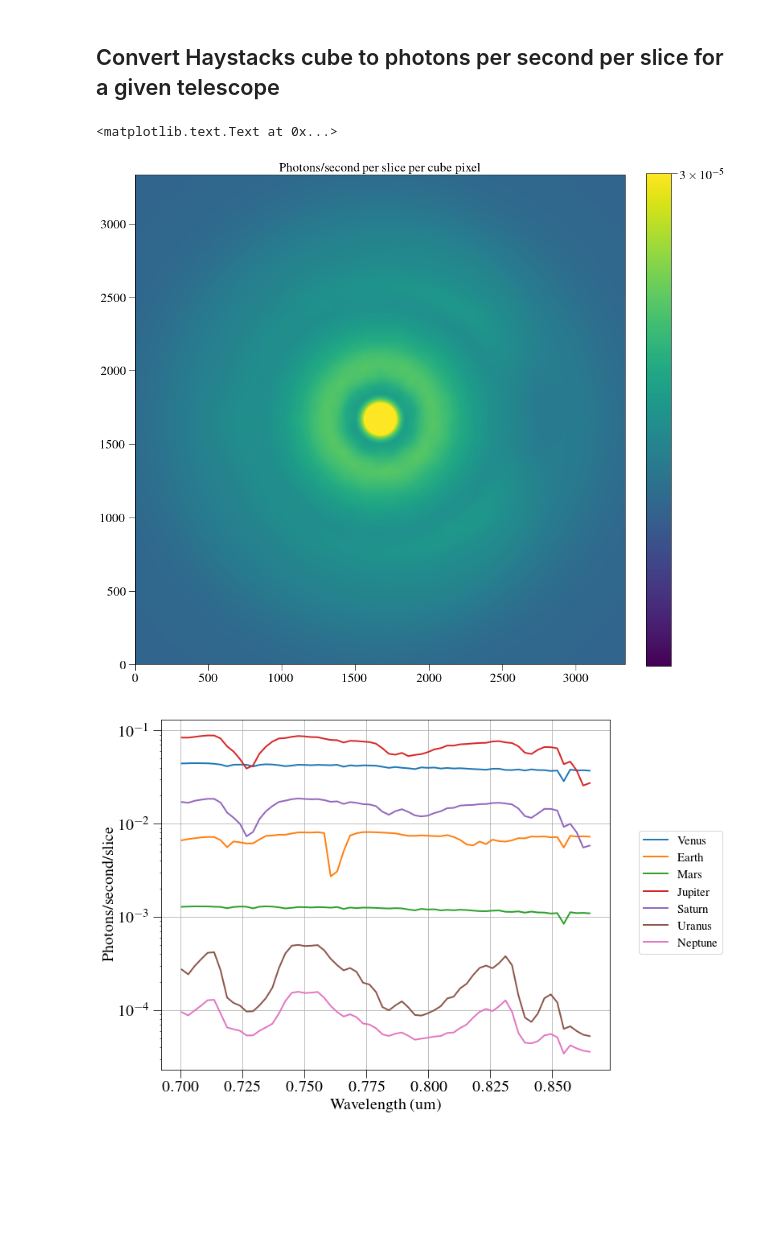
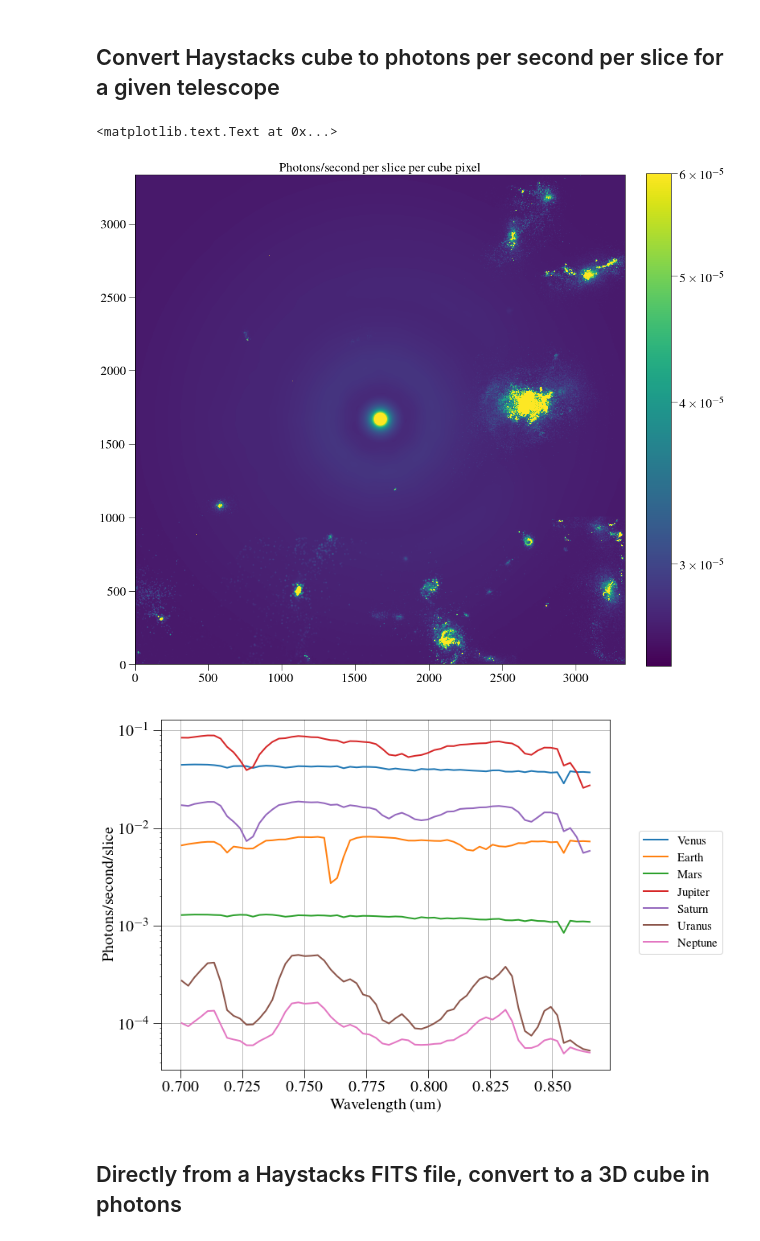
Before and after one commit to mjrfringes/haystacks, a Jupyter notebook: HaystacksProcessing.ipynb, the cells around one changed output. Cells and saved outputs as stored; diff of their text form; code cells hidden in the pictures; blank space fills up the shorter version.

Commit message:
Modified notebook to add backgorund stars and galaxies

```diff
--- a/HaystacksProcessing.ipynb
+++ b/HaystacksProcessing.ipynb
@@ -11,9 +11,11 @@ import numpy as np
 matplotlib.rcParams['image.origin'] = 'lower'
 matplotlib.rcParams['image.interpolation'] = 'nearest'
 
+#################################################
 # enable the following to use Times for the fonts
-# plt.rc('font', family='serif', serif='Times')
-# plt.rc('text', usetex=True)
+plt.rc('font', family='serif', serif='Times')
+plt.rc('text', usetex=True)
+#################################################
 plt.rc('xtick', labelsize=20)
 plt.rc('xtick.major', size=10)
 plt.rc('ytick.major', size=10)
@@ -185,0 +224,20 @@ plt.imshow(first_slice_inc60,norm=LogNorm(vmin=2.2e-11,vmax=2.7e-11))
+# %%
+# load the stellar cube
+# the stellar cube has 3 dimensions:
+# first axis matches the haystacks cube chunk
+# second axis matches the number of extensions in the haystacks cube
+# third axis corresponds to the number of stars in the system
+background_stars = fits.open('../spectra.fits.gz')[0].data
+print(background_stars.shape)
+
+# use our existing cube at 0 degree inclination
+# it is the 4th haystacks cube in the list (0th is the 0.3-0.37um cube)
+shape = fullcube.shape
+icube = 4
+print(shape)
+# create random positions
+random_X = numpy.random.randint(0,shape[1],background_stars.shape[-1])
+random_Y = numpy.random.randint(0,shape[2],background_stars.shape[-1])
+
+# add the stars to all slices in this cube
+fullcube[:,random_X,random_Y] += background_stars[icube,:,:]
@@ -185,0 +258,15 @@ plt.imshow(first_slice_inc60,norm=LogNorm(vmin=2.2e-11,vmax=2.7e-11))
+# %%
+from scipy.ndimage import map_coordinates as mapc
+
+gal = fits.open('../GALAXIES_10lat0.700566um.fits')
+xregion = 1000
+yregion = 1000
+for i in range(shape[0]):
+    # select a region from the galaxy cube
+    gal_data = gal[1+i].data[xregion:xregion+shape[1]/3,yregion:yregion+shape[2]/3]
+
+    # interpolate to higher resolution
+    x = np.arange(shape[1])
+    y = np.arange(shape[2])
+    x,y = np.meshgrid(x,y)
+    fullcube[i] += mapc(gal_data,[y/3.,x/3.],order=1)
@@ -231,12 +327,12 @@ Quantum_Efficiency = 0.85
 haystacks_ph_per_slice = haystacks_ph*dlam*telescope_area*Optical_Efficiency*Quantum_Efficiency
 # %%
 plt.figure(figsize=(15,15))
-plt.imshow(haystacks_ph_per_slice[0].value,norm=LogNorm(vmin=2.5e-5,vmax=3e-5))
+plt.imshow(haystacks_ph_per_slice[0].value,norm=LogNorm(vmin=2.5e-5,vmax=6e-5))
 plt.colorbar(fraction=0.046, pad=0.04)
 plt.title('Photons/second per slice per cube pixel',fontsize=20)
 # %% [output]
 <matplotlib.text.Text at 0x...>
-[figure, old version]
+[figure, new version]
 # %%
 plt.figure(figsize=(10,8))
 for p in range(planets.shape[0]):
@@ -246,4 +342,6 @@ plt.ylabel('Photons/second/slice')
 plt.legend(fontsize=15,bbox_to_anchor=(1.05, 0.70))
 plt.grid()
 # %% [output]
-[figure, old version]
+[figure, new version]
+# %% [markdown]
+## Directly from a Haystacks FITS file, convert to a 3D cube in photons
```
Also changed, not shown: parts of 11 cells of this notebook.
